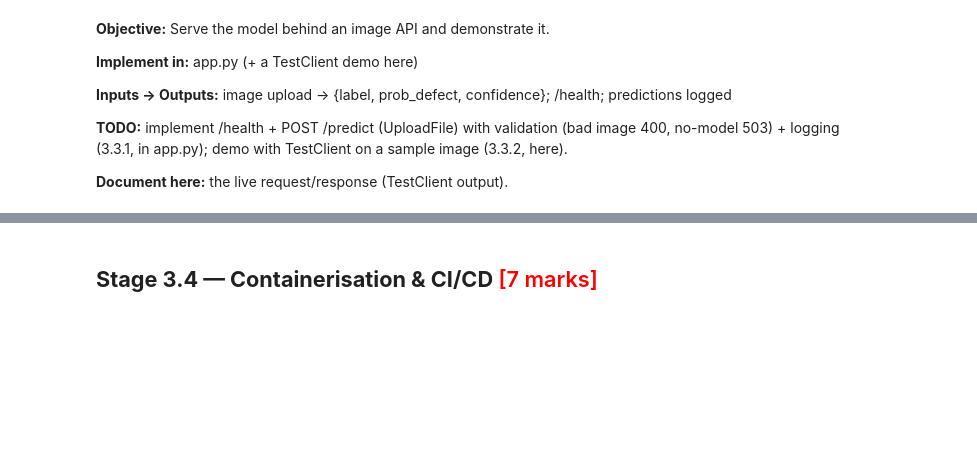
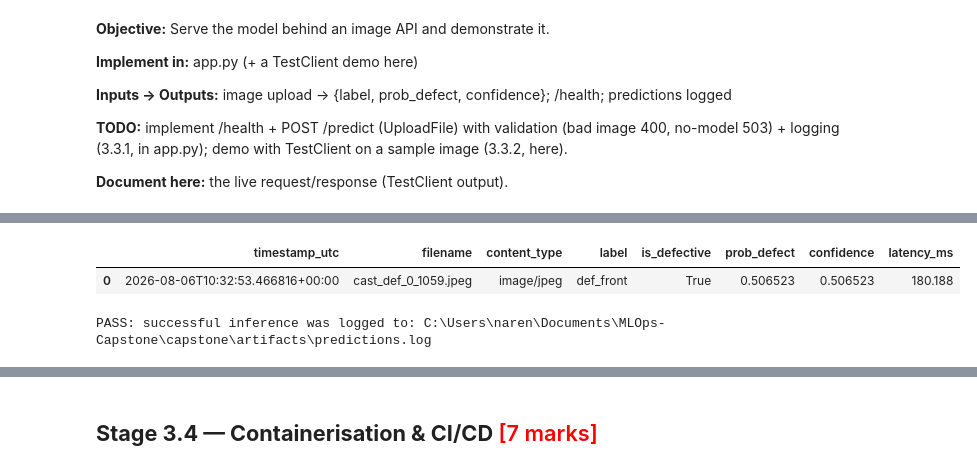
Before and after one commit to narendhar007/capstone, a Jupyter notebook: Model_Development_and_Tracking.ipynb, the cells around one changed output, grey strips where cells are left out. Drawn from its saved outputs; the diff is of its cells as text; code cells hidden in the pictures; blank space fills up the shorter version.

```diff
--- a/Model_Development_and_Tracking.ipynb
+++ b/Model_Development_and_Tracking.ipynb
@@ -930,0 +1239,43 @@ model name. Previous versions remain available in the registry, while the
+# %%
+# Verify that the successful inference was logged to the predictions.log file, which contains
+# information about the timestamp, filename, predicted label, defect status, probability of defect,
+# confidence, and latency of the inference request.
+prediction_log_lines = (
+    config.PREDICTIONS_LOG
+    .read_text(
+        encoding="utf-8"
+    )
+    .strip()
+    .splitlines()
+)
+
+latest_prediction_log = json.loads(
+    prediction_log_lines[-1]
+)
+
+prediction_log_table = pd.DataFrame(
+    [latest_prediction_log]
+)
+
+display(prediction_log_table)
+
+assert {
+    "timestamp_utc",
+    "filename",
+    "label",
+    "is_defective",
+    "prob_defect",
+    "confidence",
+    "latency_ms",
+}.issubset(
+    latest_prediction_log
+)
+
+print(
+    "PASS: successful inference was logged to:",
+    config.PREDICTIONS_LOG,
+)
+# %% [output]
+|  | timestamp_utc | filename | content_type | label | is_defective | prob_defect | confidence | latency_ms |
+| 0 | 2026-08-06T10:32:53.466816+00:00 | cast_def_0_1059.jpeg | image/jpeg | def_front | True | 0.506523 | 0.506523 | 180.188 |
+PASS: successful inference was logged to: C:\Users\naren\Documents\MLOps-Capstone\capstone\artifacts\predictions.log
```
Also changed, not shown: parts of 12 cells of this notebook, 1 other file.
